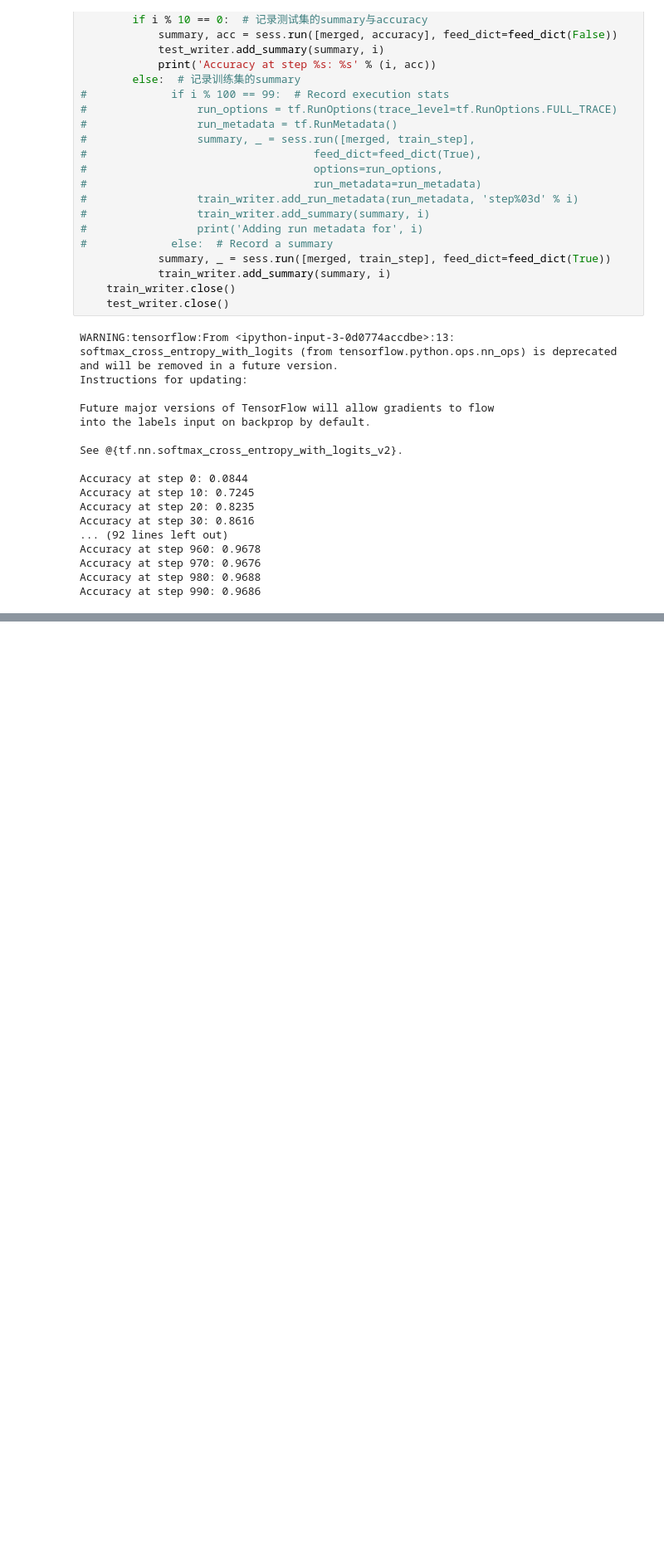
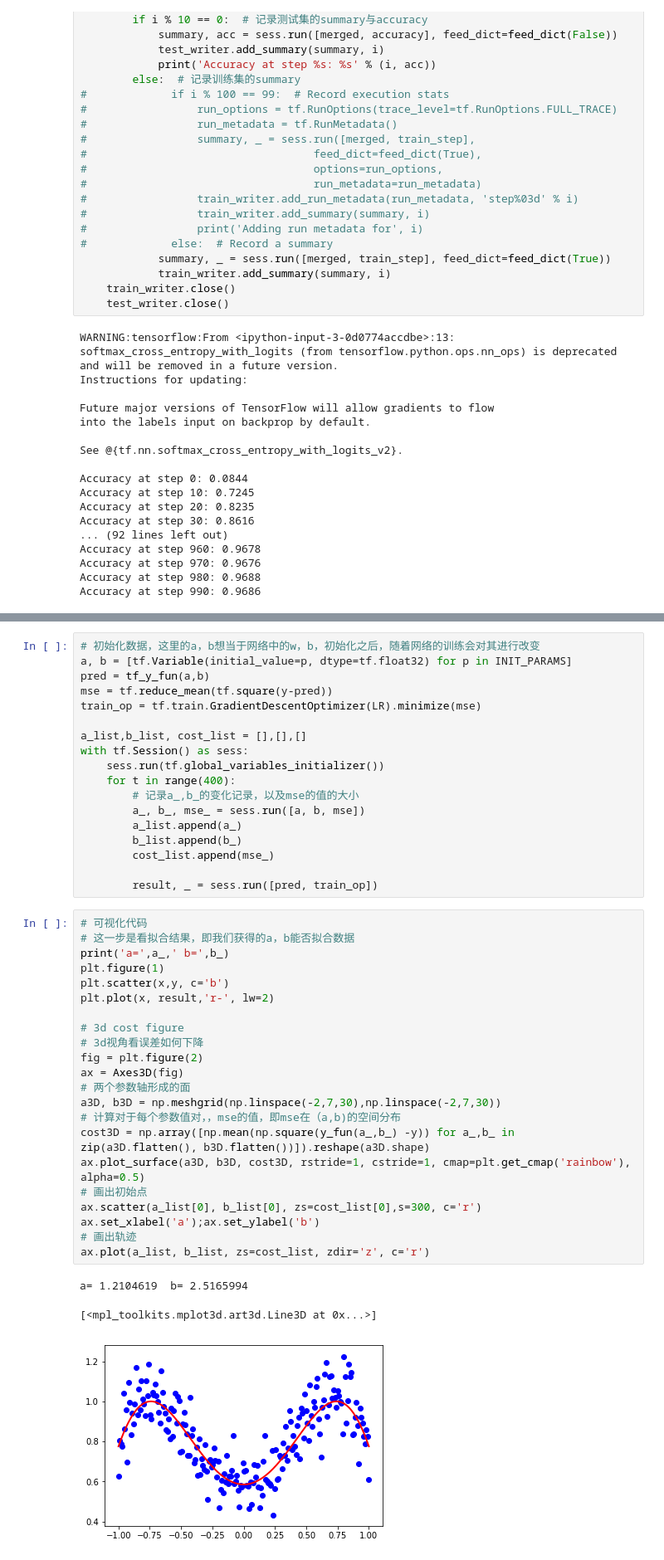
Before and after one commit to Parker-Lyu/TensorFLow-Learning, a Jupyter notebook: 5-3 Tensorboard 网络运行.ipynb, the cells around one changed output, grey strips where cells are left out. Shown at 83% size. Drawn from its saved outputs; the diff is of its cells as text; blank space fills up the shorter version.

```diff
--- a/5-3 Tensorboard 网络运行.ipynb
+++ b/5-3 Tensorboard 网络运行.ipynb
@@ -280,0 +326,44 @@ Accuracy at step 990: 0.9686
+# %%
+# 初始化数据，这里的a，b想当于网络中的w，b，初始化之后，随着网络的训练会对其进行改变
+a, b = [tf.Variable(initial_value=p, dtype=tf.float32) for p in INIT_PARAMS]
+pred = tf_y_fun(a,b)
+mse = tf.reduce_mean(tf.square(y-pred))
+train_op = tf.train.GradientDescentOptimizer(LR).minimize(mse)
+
+a_list,b_list, cost_list = [],[],[]
+with tf.Session() as sess:
+    sess.run(tf.global_variables_initializer())
+    for t in range(400):
+        # 记录a_,b_的变化记录，以及mse的值的大小
+        a_, b_, mse_ = sess.run([a, b, mse])
+        a_list.append(a_)
+        b_list.append(b_)
+        cost_list.append(mse_)
+
+        result, _ = sess.run([pred, train_op])
+# %%
+# 可视化代码
+# 这一步是看拟合结果，即我们获得的a，b能否拟合数据
+print('a=',a_,' b=',b_)
+plt.figure(1)
+plt.scatter(x,y, c='b')
+plt.plot(x, result,'r-', lw=2)
+
+# 3d cost figure
+# 3d视角看误差如何下降
+fig = plt.figure(2)
+ax = Axes3D(fig)
+# 两个参数轴形成的面
+a3D, b3D = np.meshgrid(np.linspace(-2,7,30),np.linspace(-2,7,30))
+# 计算对于每个参数值对，，mse的值，即mse在（a,b)的空间分布
+cost3D = np.array([np.mean(np.square(y_fun(a_,b_) -y)) for a_,b_ in zip(a3D.flatten(), b3D.flatten())]).reshape(a3D.shape)
+ax.plot_surface(a3D, b3D, cost3D, rstride=1, cstride=1, cmap=plt.get_cmap('rainbow'), alpha=0.5)
+# 画出初始点
+ax.scatter(a_list[0], b_list[0], zs=cost_list[0],s=300, c='r')
+ax.set_xlabel('a');ax.set_ylabel('b')
+# 画出轨迹
+ax.plot(a_list, b_list, zs=cost_list, zdir='z', c='r')
+# %% [output]
+a= 1.2104619  b= 2.5165994
+[<mpl_toolkits.mplot3d.art3d.Line3D at 0x...>]
+[figure, added]
```
Also changed, not shown: parts of 4 cells of this notebook, 6 other files.
